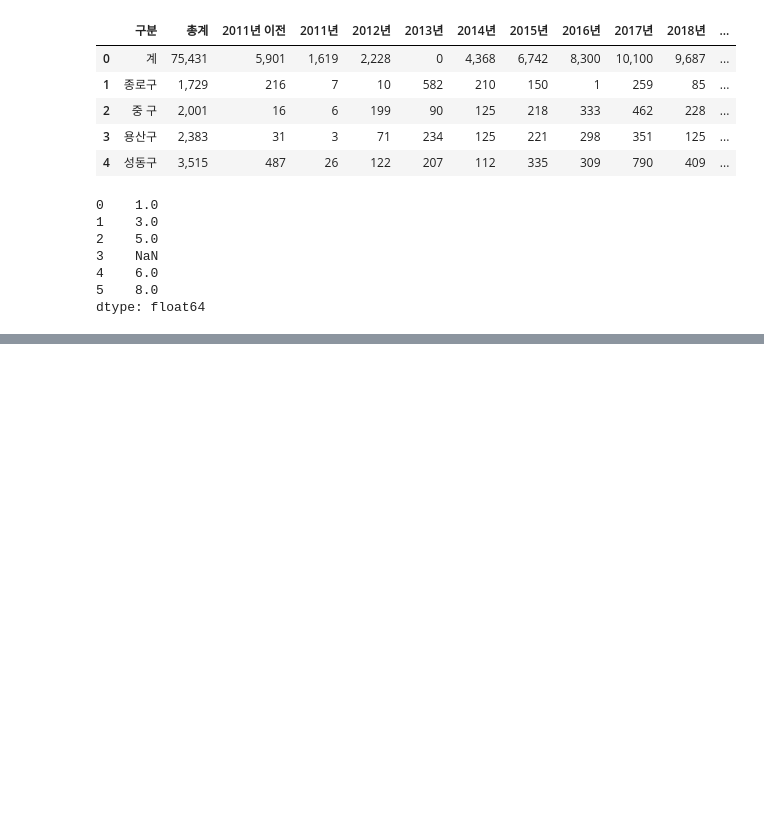
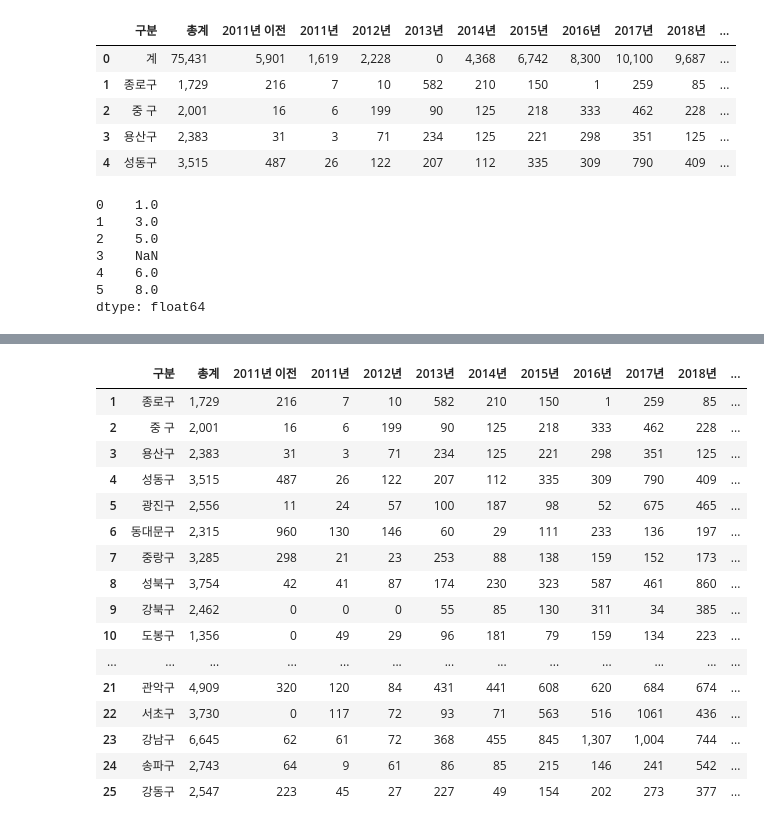
Before and after one commit to du0san/test_pandas, a Jupyter notebook: test_pandas.py.ipynb, the cells around one changed output, grey strips where cells are left out. Saved outputs shown, nothing was run; the diff lists cells and outputs as text; code cells hidden in the pictures; blank space fills up the shorter version.

```diff
--- a/test_pandas.py.ipynb
+++ b/test_pandas.py.ipynb
@@ -29,0 +336,22 @@ dtype: float64
+# %%
+cctv = cctv.iloc[1:26].copy()
+# %%
+cctv
+# %% [output]
+|  | 구분 | 총계 | 2011년 이전 | 2011년 | 2012년 | 2013년 | 2014년 | 2015년 | 2016년 | 2017년 | 2018년 | ... |
+| 1 | 종로구 | 1,729 | 216 | 7 | 10 | 582 | 210 | 150 | 1 | 259 | 85 | ... |
+| 2 | 중 구 | 2,001 | 16 | 6 | 199 | 90 | 125 | 218 | 333 | 462 | 228 | ... |
+| 3 | 용산구 | 2,383 | 31 | 3 | 71 | 234 | 125 | 221 | 298 | 351 | 125 | ... |
+| 4 | 성동구 | 3,515 | 487 | 26 | 122 | 207 | 112 | 335 | 309 | 790 | 409 | ... |
+| 5 | 광진구 | 2,556 | 11 | 24 | 57 | 100 | 187 | 98 | 52 | 675 | 465 | ... |
+| 6 | 동대문구 | 2,315 | 960 | 130 | 146 | 60 | 29 | 111 | 233 | 136 | 197 | ... |
+| 7 | 중랑구 | 3,285 | 298 | 21 | 23 | 253 | 88 | 138 | 159 | 152 | 173 | ... |
+| 8 | 성북구 | 3,754 | 42 | 41 | 87 | 174 | 230 | 323 | 587 | 461 | 860 | ... |
+| 9 | 강북구 | 2,462 | 0 | 0 | 0 | 55 | 85 | 130 | 311 | 34 | 385 | ... |
+| 10 | 도봉구 | 1,356 | 0 | 49 | 29 | 96 | 181 | 79 | 159 | 134 | 223 | ... |
+| ... | ... | ... | ... | ... | ... | ... | ... | ... | ... | ... | ... | ... |
+| 21 | 관악구 | 4,909 | 320 | 120 | 84 | 431 | 441 | 608 | 620 | 684 | 674 | ... |
+| 22 | 서초구 | 3,730 | 0 | 117 | 72 | 93 | 71 | 563 | 516 | 1061 | 436 | ... |
+| 23 | 강남구 | 6,645 | 62 | 61 | 72 | 368 | 455 | 845 | 1,307 | 1,004 | 744 | ... |
+| 24 | 송파구 | 2,743 | 64 | 9 | 61 | 86 | 85 | 215 | 146 | 241 | 542 | ... |
+| 25 | 강동구 | 2,547 | 223 | 45 | 27 | 227 | 49 | 154 | 202 | 273 | 377 | ... |
```
Also changed, not shown: parts of 48 cells of this notebook, 9 other files.
